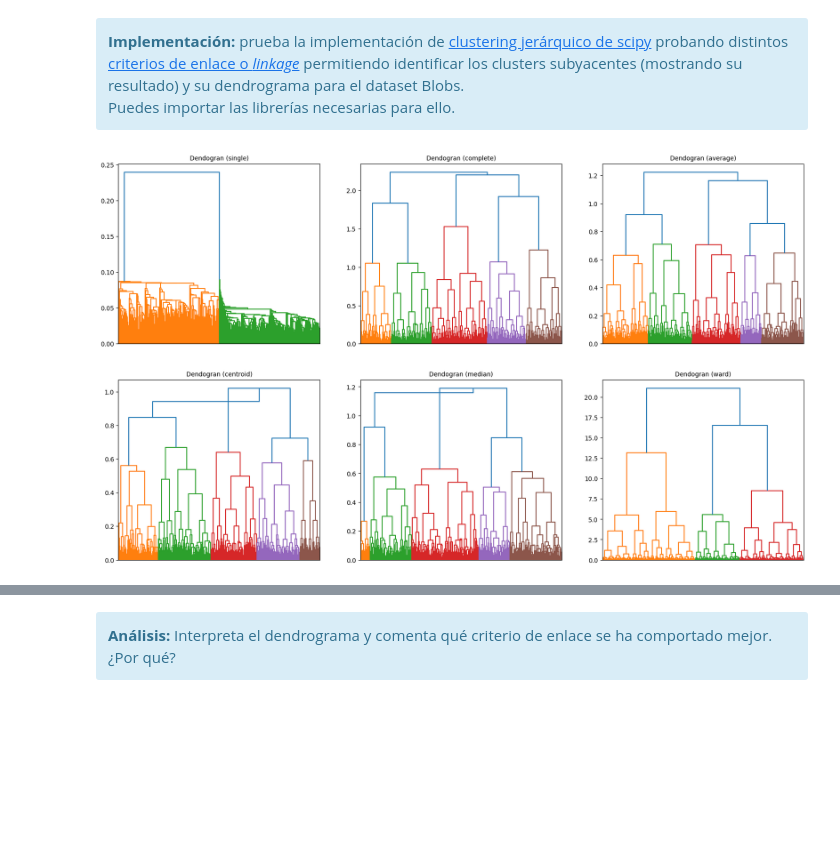
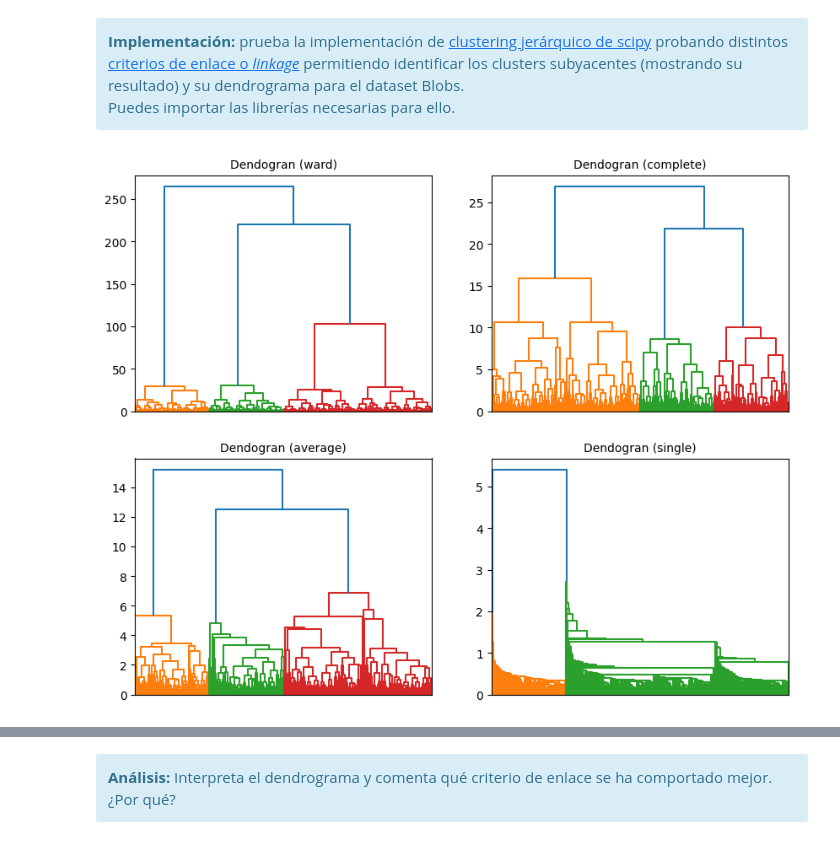
Before and after one commit to kluna1998/UOC, a Jupyter notebook: mamd/pec2/20222_M2.855_PEC2-Enunciado.ipynb, the cells around one changed output, grey strips where cells are left out. Drawn from its saved outputs; the diff is of its cells as text; code cells hidden in the pictures; blank space fills up the shorter version.

```diff
--- a/mamd/pec2/20222_M2.855_PEC2-Enunciado.ipynb
+++ b/mamd/pec2/20222_M2.855_PEC2-Enunciado.ipynb
@@ -434,14 +466,16 @@ Puedes importar las librerías necesarias para ello.
 # %%
 import scipy.cluster.hierarchy as sch
 
-linkages = ['single','complete', 'average','centroid', 'median', 'ward']
-plt.figure(figsize=(20,18))
-for i,link in enumerate(linkages,1):
-    plt.subplot(3,3,i)
-    dendrogram = sch.dendrogram(sch.linkage(X, method = link))
-    title = 'Dendogran ({})'.format(link)
-    plt.title(title, fontsize = 10)
-    plt.xticks([])
-plt.show()
+def dendogram_all_links(X,linkages=['ward', 'complete', 'average', 'single']):
+    plt.figure(figsize=(10,8))
+    for i,link in enumerate(linkages,1):
+        plt.subplot(2,2,i)
+        dendrogram = sch.dendrogram(sch.linkage(X, method = link))
+        title = 'Dendogran ({})'.format(link)
+        plt.title(title, fontsize = 10)
+        plt.xticks([])
+    plt.show()
+
+dendogram_all_links(X)
 # %% [output]
-[figure, old version]
+[figure, new version]
```
Also changed, not shown: parts of 59 cells of this notebook, 3 other files.
